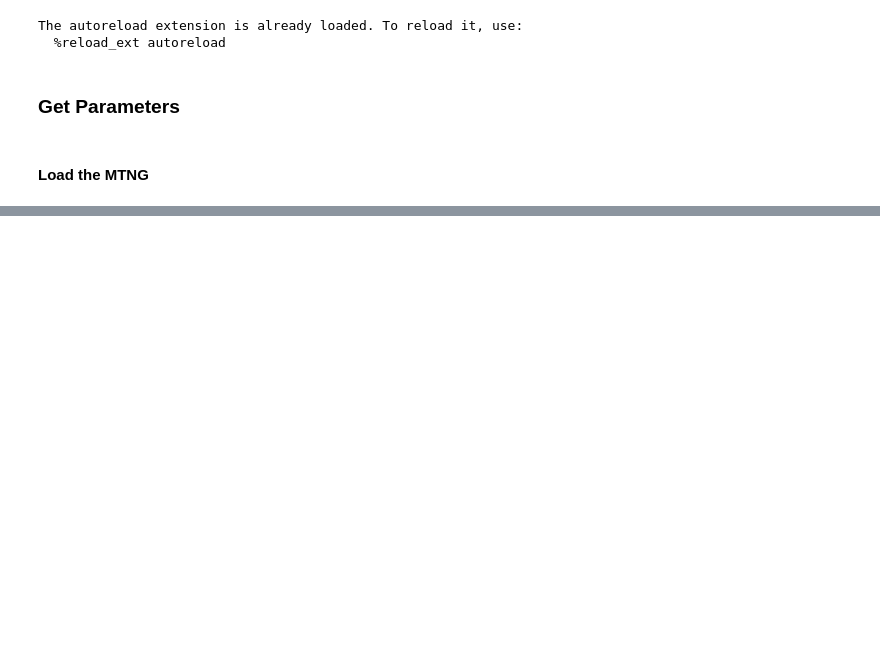
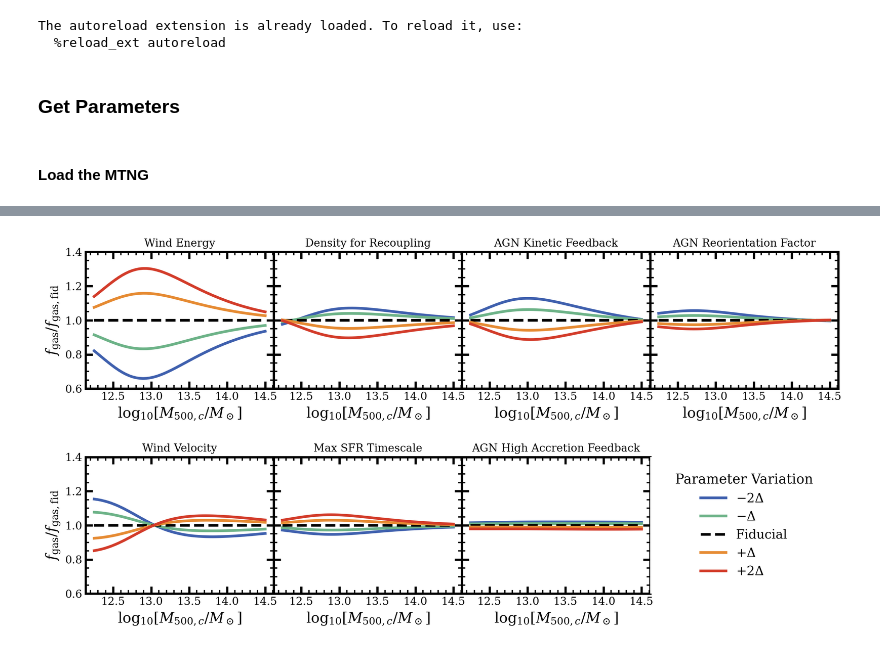
Before and after one commit to fgmaion/MTNG-resims, a Jupyter notebook: Notebooks/GP_fgas.ipynb, the cells around one changed output, grey strips where cells are left out. Saved outputs shown, nothing was run; the diff lists cells and outputs as text; code cells hidden in the pictures; blank space fills up the shorter version.

```diff
--- a/Notebooks/GP_fgas.ipynb
+++ b/Notebooks/GP_fgas.ipynb
@@ -1204,0 +423,89 @@ plt.subplots_adjust(wspace=0.1, hspace=0.3)
+# %%
+def get_theta_1p_vars(param_num, mstar, nvars):
+    fid_theta = np.array([wind_en[30], wind_vel[30], rho_rec[30], sf_ts[30], ef_kin[30], ef_high[30], f_re[30]])
+
+    theta_1p_vars = {}
+
+    delta = 2 / nvars
+    for i in range(nvars+1):
+        par_array = np.copy(fid_theta)
+        par_array[param_num] += (i - nvars//2) * delta
+        theta_1p_vars[i] = np.vstack( ( mstar, np.ones(len(mstar)) * par_array[0],\
+                                        np.ones(len(mstar)) * par_array[1],\
+                                        np.ones(len(mstar)) * par_array[2],\
+                                        np.ones(len(mstar)) * par_array[3],\
+                                        np.ones(len(mstar)) * par_array[4],\
+                                        np.ones(len(mstar)) * par_array[5],\
+                                        np.ones(len(mstar)) * par_array[6])).T
+
+    return theta_1p_vars
+# %%
+fig, ax = plt.subplots(2, 4, dpi=200, sharey=False, figsize=(15,7))
+
+# Paul Tol's discrete rainbow scheme - selecting 4 well-separated colors
+# for the -2Δ, -Δ, +Δ, +2Δ variations (Fiducial stays black)
+tol_rainbow = ['#3F60AE', '#6DB388', '#E68B33', '#D33C2A']  # blue, green, orange, red
+
+mstar_test = np.linspace(12.25,14.5,50)
+names = ['Wind Energy', 'Wind Velocity', 'Density for Recoupling', 'Max SFR Timescale', 'AGN Kinetic Feedback', 'AGN High Accretion Feedback', 'AGN Reorientation Factor']
+
+
+for ax_i in np.ndarray.flatten(ax):
+    # ax_i.set_ylim(0.65,1.35)
+    # Thicker plot edges
+    for spine in ax_i.spines.values():
+        spine.set_linewidth(2.5)
+
+    # Major and minor ticks
+    ax_i.tick_params(axis='both', which='major', width=2.5, length=8, labelsize=12, direction='in', right=True, top=True)
+    ax_i.tick_params(axis='both', which='minor', width=1.5, length=4, direction='in', right=True, top=True)
+    ax_i.minorticks_on()
+
+labels=['$-2\Delta$', '$-\Delta$', 'Fiducial', '$+\Delta$', '$+2\Delta$']
+
+# Map n=0,1,3,4 to tol_rainbow indices 0,1,2,3
+color_map = {0: tol_rainbow[0], 1: tol_rainbow[1], 3: tol_rainbow[2], 4: tol_rainbow[3]}
+
+for i in range(2):
+    for j in range(4):
+        ax[i,j].set_ylim(0.6,1.4)
+        if 2*j+i >= 7:
+            ax[i,j].set_xticks([])
+            ax[i,j].set_yticks([])
+            for spine in ax[i,j].spines.values():
+                spine.set_visible(False)
+            ax[i,j].minorticks_off()
+            continue
+
+        ax[i,j].set_title(names[2*j+i])
+        ax[i,j].set_xlabel(r"$\log_{10}[M_{500,c}/M_\odot]$", fontsize=16)
+        theta_vars = get_theta_1p_vars(2*j+i, mstar_test, 5)
+
+        mu_fid, var_fid = model_fgas(torch.asarray(theta_vars[2], dtype=torch.float)).mean.detach().numpy(), model_fgas(torch.asarray(theta_vars[2], dtype=torch.float)).variance.detach().numpy()
+
+        for n in range(5):
+            mu_pred, var = model_fgas(torch.asarray(theta_vars[n], dtype=torch.float)).mean.detach().numpy(), model_fgas(torch.asarray(theta_vars[n], dtype=torch.float)).variance.detach().numpy()
+            if n == 2:
+                ax[i,j].plot(mstar_test, mu_pred / mu_fid, label="Fiducial", ls='--', color='k', lw=3)
+            else:
+                ax[i,j].plot(mstar_test, mu_pred / mu_fid, color=color_map[n], label=labels[n], lw=3)
+
+for i in range(3):
+    ax[0,i+1].set_yticklabels([])
+    ax[1,i+1].set_yticklabels([])
+
+# Y-axis labels on the leftmost column
+ax[0,0].set_ylabel(r"$f_\mathrm{gas} / f_\mathrm{gas, fid}$", fontsize=16)
+ax[1,0].set_ylabel(r"$f_\mathrm{gas} / f_\mathrm{gas, fid}$", fontsize=16)
+
+# Legend in the empty panel
+handles, leg_labels = ax[0,0].get_legend_handles_labels()
+order = [0, 1, 2, 3, 4]
+handles = [handles[k] for k in order]
+leg_labels = [leg_labels[k] for k in order]
+
+ax[1,3].legend(handles, leg_labels, loc='center', fontsize=14, frameon=False, title='Parameter Variation', title_fontsize=15)
+
+plt.subplots_adjust(wspace=0.0, hspace=0.5)
+# %% [output]
+[figure, added]
```
Also changed, not shown: parts of 50 cells of this notebook, 3 other files.
